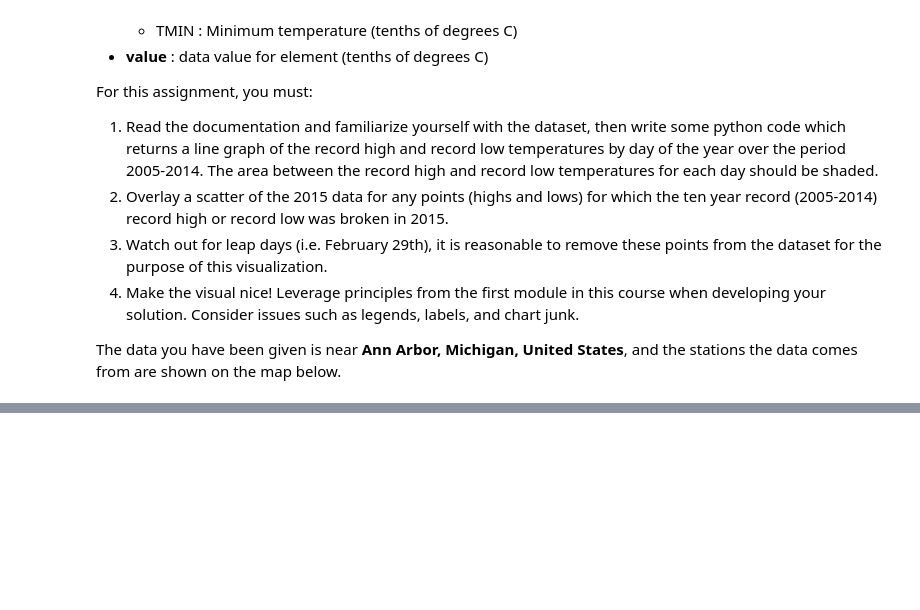
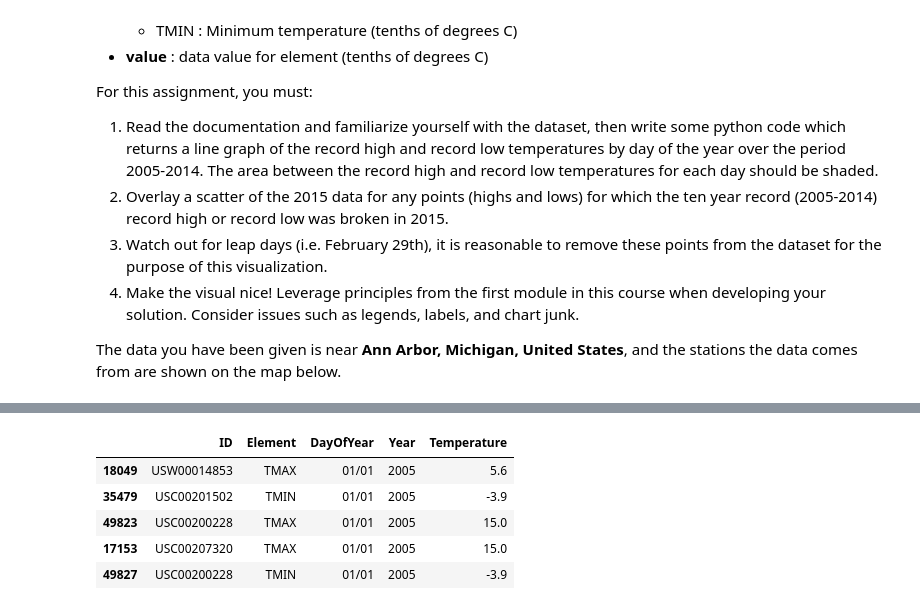
Before and after one commit to gachet/Applied-Data-Science-with-Python-University-of-Michigan, a Jupyter notebook: Course 2 - Applied Plotting, Charting & Data Representation in Python/Assignment2.ipynb, the cells around one changed output, grey strips where cells are left out. Cells and saved outputs as stored; diff of their text form; code cells hidden in the pictures; blank space fills up the shorter version.

```diff
--- a/Course 2 - Applied Plotting, Charting & Data Representation in Python/Assignment2.ipynb
+++ b/Course 2 - Applied Plotting, Charting & Data Representation in Python/Assignment2.ipynb
@@ -47,0 +50,39 @@ leaflet_plot_stations(400,'fb441e62df2d58994928907a91895ec62c2c42e6cd075c2700843
+# %%
+def setup_data():
+
+    """ reads in the data file, creates DayOfYear, Year and Temperature columns
+    """
+
+    # read the data
+    df = pd.read_csv('data/C2A2_data/BinnedCsvs_d400/fb441e62df2d58994928907a91895ec62c2c42e6cd075c2700843b89.csv')
+
+    # Convert Date column to date data type
+    df['Date'] = pd.to_datetime(df['Date'], format='%Y-%m-%d')
+
+    # Create DayOfYear and year columns
+    df['DayOfYear'] = df['Date'].dt.strftime('%m/%d')
+    df['Year'] = df['Date'].dt.year
+
+    # Get rid of February 29th dates
+    df = df[df.DayOfYear != '02/29']
+
+    # Sort by the Date column
+    df = df.sort_values('Date')
+
+    # Get temperature in Deg C
+    df['Temperature'] = df['Data_Value']/10.0
+
+    # Drop the Data_Value and Date columns
+    for col in ['Data_Value', 'Date']:
+        df = df.drop(col, axis=1)
+
+    return df
+
+setup_data().head()
+# %% [output]
+|  | ID | Element | DayOfYear | Year | Temperature |
+| 18049 | USW00014853 | TMAX | 01/01 | 2005 | 5.6 |
+| 35479 | USC00201502 | TMIN | 01/01 | 2005 | -3.9 |
+| 49823 | USC00200228 | TMAX | 01/01 | 2005 | 15.0 |
+| 17153 | USC00207320 | TMAX | 01/01 | 2005 | 15.0 |
+| 49827 | USC00200228 | TMIN | 01/01 | 2005 | -3.9 |
```
Also changed, not shown: parts of 3 cells of this notebook, 13 other files.
